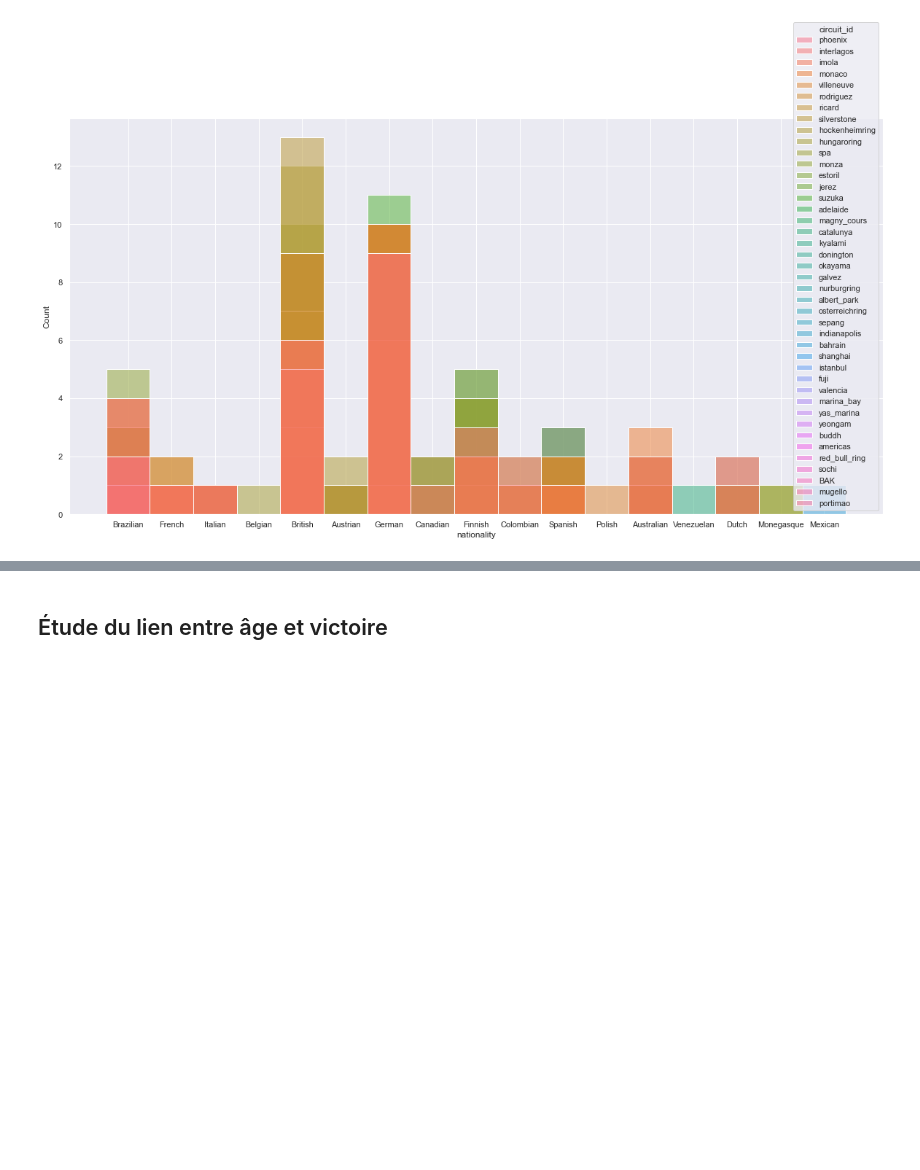
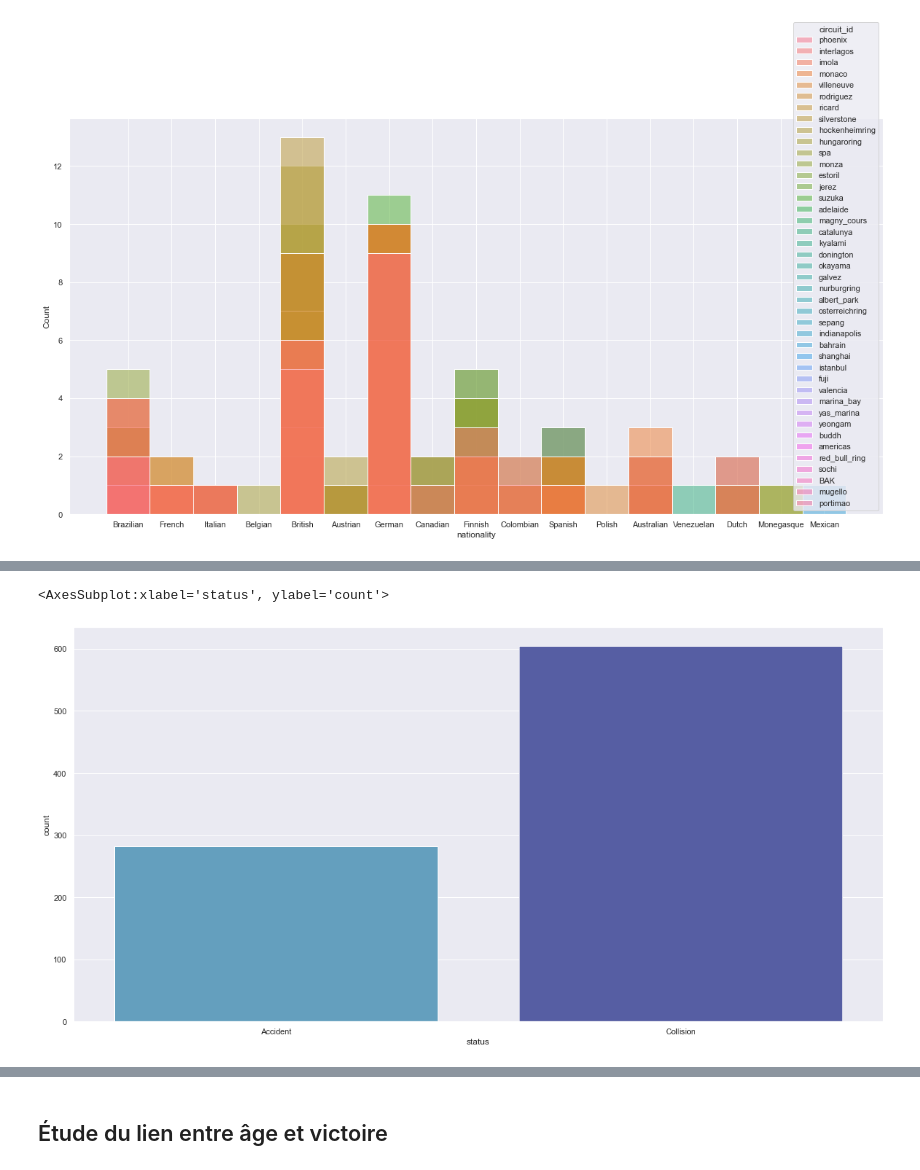
Before and after one commit to IdrissKad/formula1, a Jupyter notebook: Import data.ipynb, the cells around one changed output, grey strips where cells are left out. Drawn from its saved outputs; the diff is of its cells as text; code cells hidden in the pictures; blank space fills up the shorter version.

```diff
--- a/Import data.ipynb
+++ b/Import data.ipynb
@@ -408,0 +450,9 @@ sns.histplot(data=df1, x='nationality', hue="circuit_id")
+# %%
+results["status"].unique() #Pour voir quel type de critère contient cette variable
+results["status"].reset_index().describe(exclude=[np.number, np.datetime64])
+_,(ax1) = plt.subplots(ncols=1)
+sns.countplot(data=results[results["status"].isin(["Accident", "Collision"])], x='status', ax=ax1, palette=sns.color_palette("icefire"))
+# Afin d'observer la répartition des accidents et collisions (à voir si on rajoute des trucs)
+# %% [output]
+<AxesSubplot:xlabel='status', ylabel='count'>
+[figure, added]
```
Also changed, not shown: parts of 17 cells of this notebook.
